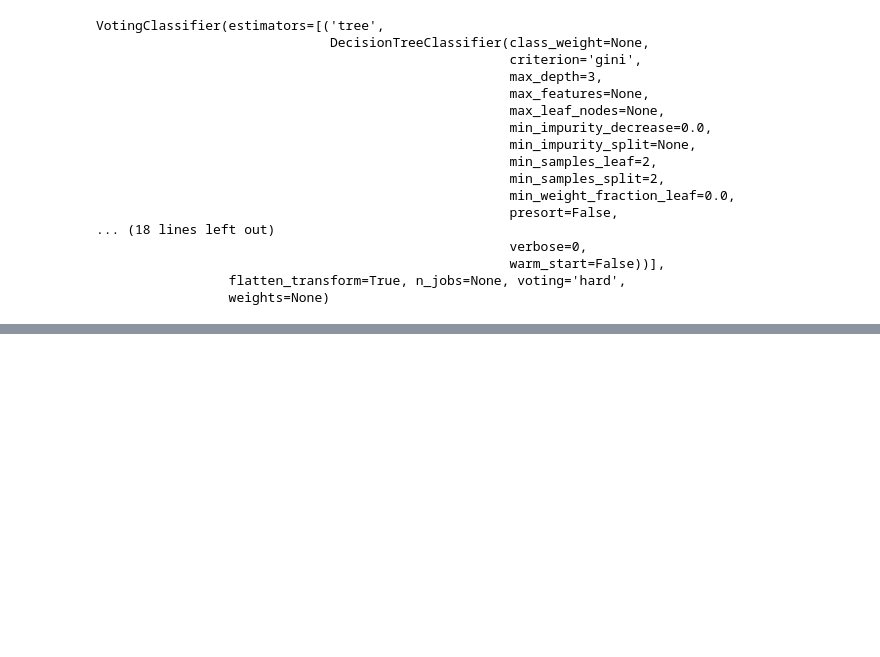
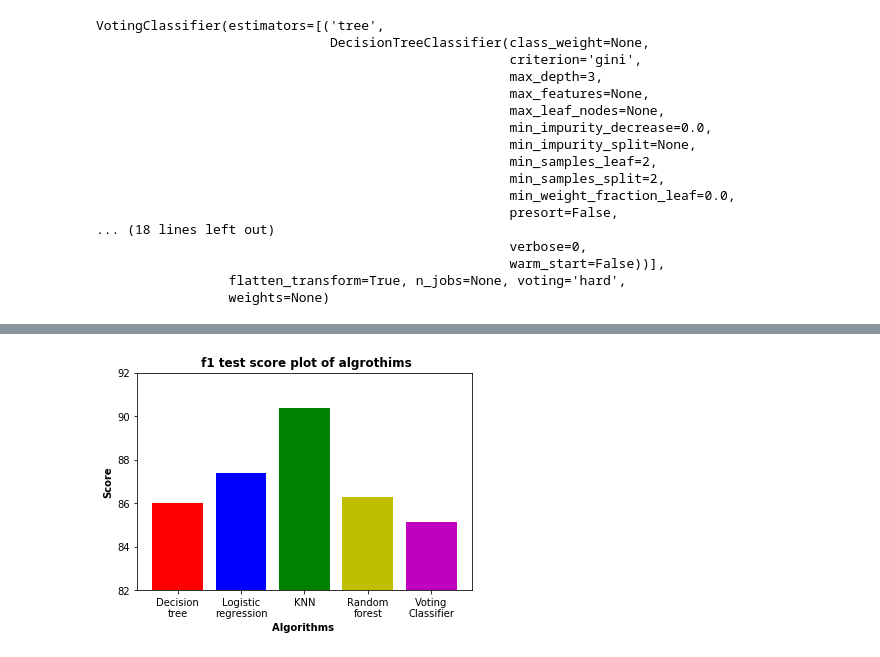
Before and after one commit to northcampus-university-of-kashmir/Heart-Disease-Detection-System, a Jupyter notebook: All in one.ipynb, the cells around one changed output, grey strips where cells are left out. Saved outputs shown, nothing was run; the diff lists cells and outputs as text; code cells hidden in the pictures; blank space fills up the shorter version.

```diff
--- a/All in one.ipynb
+++ b/All in one.ipynb
@@ -690,0 +626,11 @@ plt.savefig("test.jpg")
+# %%
+
+plt.title(" f1 test score plot of algrothims",fontweight="bold")
+plt.ylim(82,92)
+
+plt.xlabel("Algorithms ",fontweight="bold")
+plt.ylabel("Score",fontweight="bold")
+
+plt.bar(algos_names,f1_test,color=['r','b','g','y','m']);
+# %% [output]
+[figure, added]
```
Also changed, not shown: parts of 39 cells of this notebook, 4 other files.
